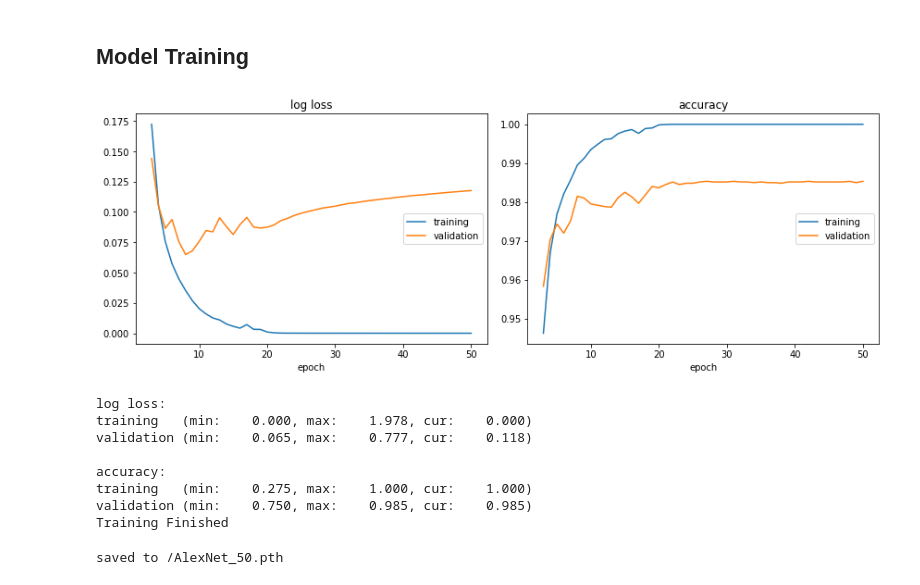
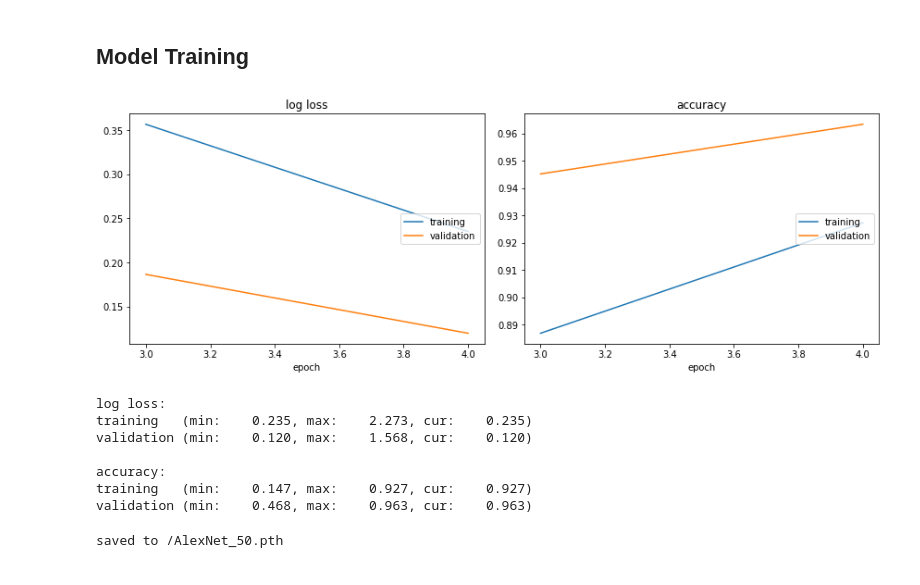
Before and after one commit to Boyne272/KMNIST_Classifier, a Jupyter notebook: training/AlexNet_01_(dropout).ipynb, the cells around one changed output. Drawn from its saved outputs; the diff is of its cells as text; code cells hidden in the pictures.

Commit message:
AlexNet DropOut

```diff
--- a/training/AlexNet_01_(dropout).ipynb
+++ b/training/AlexNet_01_(dropout).ipynb
@@ -327,22 +371,21 @@ class AlexNet_half(nn.Module):
 ## Model Training
 # %%
 set_seed(Seed)
-model = AlexNet_half().to(device)
+model = AlexNet_half_dropout().to(device)
 optimizer = torch.optim.SGD(model.parameters(), lr=Learning_Rate, momentum=Momentum)
 criterion = nn.CrossEntropyLoss()
 train_loader, validate_loader = data_loders[0]
 
 wrapper = train_wrapper(model, optimizer, train_loader, validate_loader,
                         criterion=criterion, device=device)
 wrapper.train_model(Number_of_Epochs)
 # %% [output]
-[figure, old version]
+[figure, new version]
 log loss:
-training   (min:    0.000, max:    1.978, cur:    0.000)
-validation (min:    0.065, max:    0.777, cur:    0.118)
+training   (min:    0.235, max:    2.273, cur:    0.235)
+validation (min:    0.120, max:    1.568, cur:    0.120)
 
 accuracy:
-training   (min:    0.275, max:    1.000, cur:    1.000)
-validation (min:    0.750, max:    0.985, cur:    0.985)
-Training Finished
+training   (min:    0.147, max:    0.927, cur:    0.927)
+validation (min:    0.468, max:    0.963, cur:    0.963)
 # %%
```
Also changed, not shown: parts of 5 cells of this notebook.
